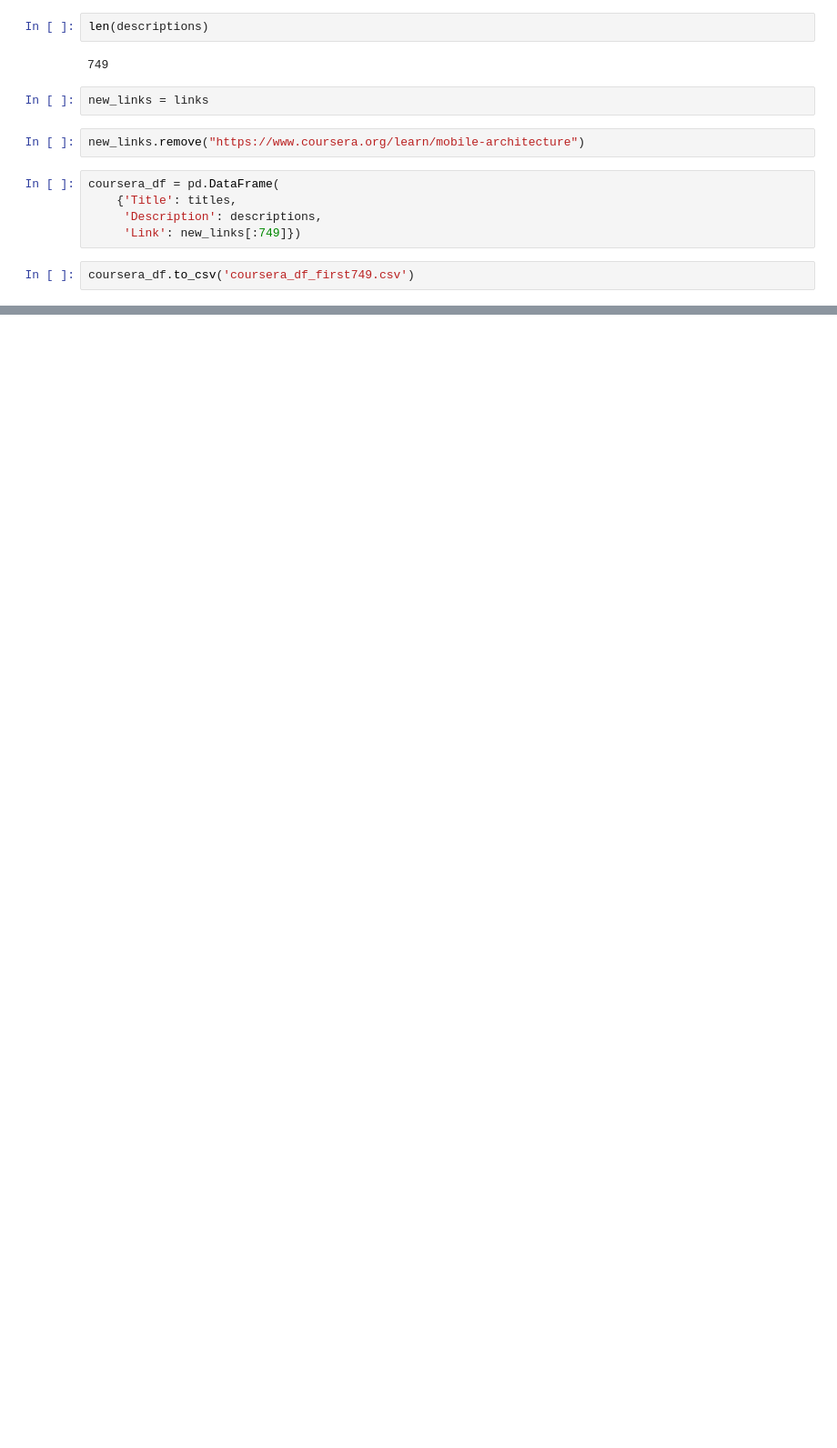
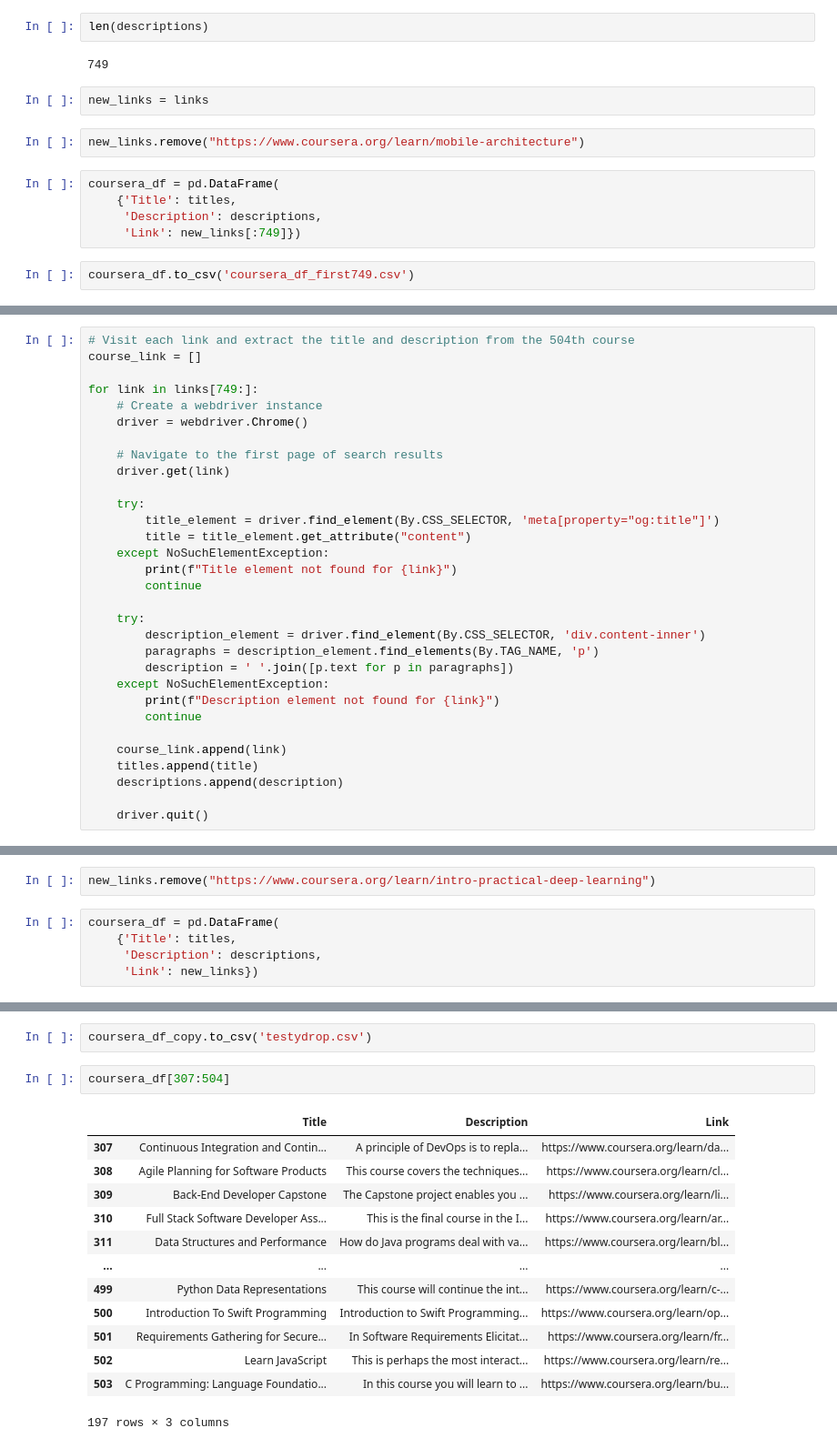
Before and after one commit to Lois-Wong/open-cs-courseware-scrapy, a Jupyter notebook: CourseraScraping.ipynb, the cells around one changed output, grey strips where cells are left out. Shown at 91% size. Drawn from its saved outputs; the diff is of its cells as text; blank space fills up the shorter version.

Commit message:
fix link mismatch for all Coursera and updated final csv

```diff
--- a/CourseraScraping.ipynb
+++ b/CourseraScraping.ipynb
@@ -313,0 +318,31 @@ coursera_df.to_csv('coursera_df_first749.csv')
+# %%
+# Visit each link and extract the title and description from the 504th course
+course_link = []
+
+for link in links[749:]:
+    # Create a webdriver instance
+    driver = webdriver.Chrome()
+
+    # Navigate to the first page of search results
+    driver.get(link)
+
+    try:
+        title_element = driver.find_element(By.CSS_SELECTOR, 'meta[property="og:title"]')
+        title = title_element.get_attribute("content")
+    except NoSuchElementException:
+        print(f"Title element not found for {link}")
+        continue
+
+    try:
+        description_element = driver.find_element(By.CSS_SELECTOR, 'div.content-inner')
+        paragraphs = description_element.find_elements(By.TAG_NAME, 'p')
+        description = ' '.join([p.text for p in paragraphs])
+    except NoSuchElementException:
+        print(f"Description element not found for {link}")
+        continue
+
+    course_link.append(link)
+    titles.append(title)
+    descriptions.append(description)
+
+    driver.quit()
@@ -313,0 +351,7 @@ coursera_df.to_csv('coursera_df_first749.csv')
+# %%
+new_links.remove("https://www.coursera.org/learn/intro-practical-deep-learning")
+# %%
+coursera_df = pd.DataFrame(
+    {'Title': titles,
+     'Description': descriptions,
+     'Link': new_links})
@@ -313,0 +375,18 @@ coursera_df.to_csv('coursera_df_first749.csv')
+# %%
+coursera_df_copy.to_csv('testydrop.csv')
+# %%
+coursera_df[307:504]
+# %% [output]
+|  | Title | Description | Link |
+| 307 | Continuous Integration and Contin... | A principle of DevOps is to repla... | https://www.coursera.org/learn/da... |
+| 308 | Agile Planning for Software Products | This course covers the techniques... | https://www.coursera.org/learn/cl... |
+| 309 | Back-End Developer Capstone | The Capstone project enables you ... | https://www.coursera.org/learn/li... |
+| 310 | Full Stack Software Developer Ass... | This is the final course in the I... | https://www.coursera.org/learn/ar... |
+| 311 | Data Structures and Performance | How do Java programs deal with va... | https://www.coursera.org/learn/bl... |
+| ... | ... | ... | ... |
+| 499 | Python Data Representations | This course will continue the int... | https://www.coursera.org/learn/c-... |
+| 500 | Introduction To Swift Programming | Introduction to Swift Programming... | https://www.coursera.org/learn/op... |
+| 501 | Requirements Gathering for Secure... | In Software Requirements Elicitat... | https://www.coursera.org/learn/fr... |
+| 502 | Learn JavaScript | This is perhaps the most interact... | https://www.coursera.org/learn/re... |
+| 503 | C Programming: Language Foundatio... | In this course you will learn to ... | https://www.coursera.org/learn/bu... |
+197 rows × 3 columns
```
Also changed, not shown: parts of 17 cells of this notebook, 5 other files.
